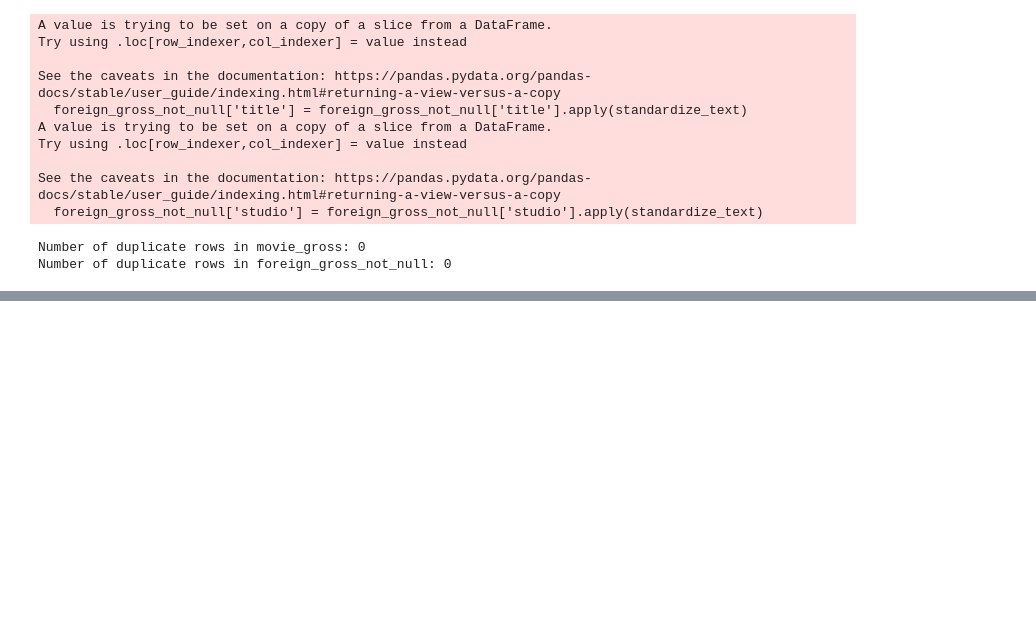
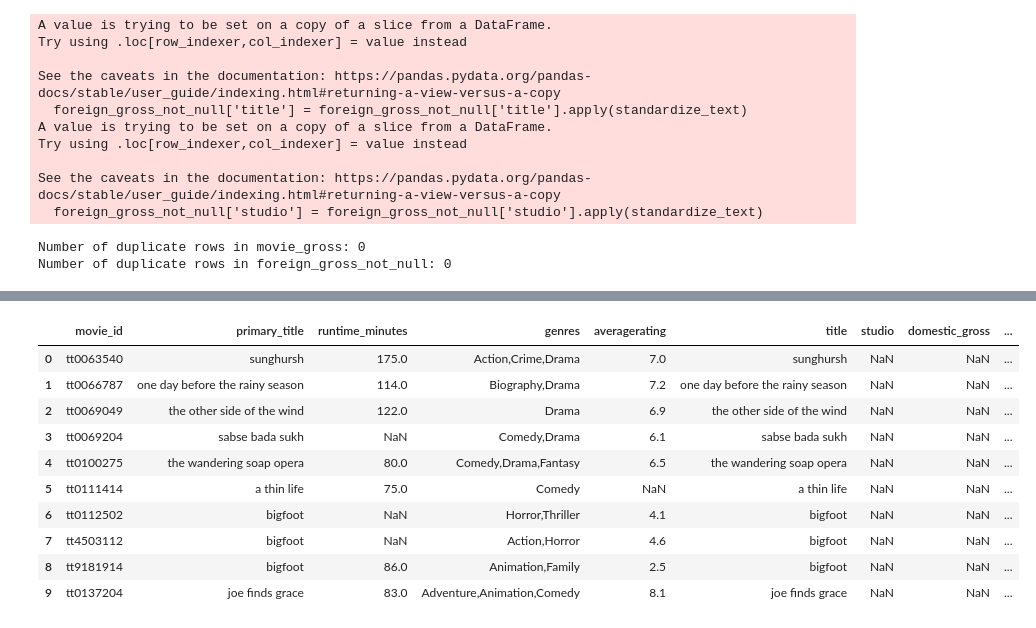
Before and after one commit to agambino720/movie_analytics_project, a Jupyter notebook: movie_analytics_project.ipynb, the cells around one changed output, grey strips where cells are left out. Cells and saved outputs as stored; diff of their text form; code cells hidden in the pictures; blank space fills up the shorter version.

```diff
--- a/movie_analytics_project.ipynb
+++ b/movie_analytics_project.ipynb
@@ -196,0 +628,21 @@ Number of duplicate rows in foreign_gross_not_null: 0
+# %%
+# Standardizing names for directors and writers
+
+# Define a function to standardize text
+def standardize_text(text):
+    return text.strip().lower() if isinstance(text, str) else text
+
+# Define a function to standardize names separated by commas
+def standardize_names(names):
+    if isinstance(names, str):
+        return ', '.join([standardize_text(name) for name in names.split(',')])
+    return names
+
+# Apply the function to standardize names in 'directors'
+full_df['directors'] = full_df['directors'].apply(standardize_names)
+
+# Apply the function to standardize names in 'writers'
+full_df['writers_x'] = full_df['writers_x'].apply(standardize_names)
+
+# Display the first few rows to verify
+full_df[['directors', 'writers_x']].head()
@@ -196,0 +656,22 @@ Number of duplicate rows in foreign_gross_not_null: 0
+# %%
+#Removing copies of names
+def remove_duplicates(names):
+    if isinstance(names, str):
+        unique_names = set()
+        standardized_names = []
+        for name in names.split(','):
+            name = name.strip()
+            if name not in unique_names:
+                standardized_names.append(name)
+                unique_names.add(name)
+        return ', '.join(standardized_names)
+    return names
+
+# Apply the function to remove duplicates in 'directors'
+full_df['directors'] = full_df['directors'].apply(remove_duplicates)
+
+# Apply the function to remove duplicates in 'writers'
+full_df['writers_x'] = full_df['writers_x'].apply(remove_duplicates)
+
+# Display the first few rows to verify
+print(full_df[['directors', 'writers_x']].head())
@@ -196,0 +692,14 @@ Number of duplicate rows in foreign_gross_not_null: 0
+# %%
+full_df.head(10)
+# %% [output]
+|  | movie_id | primary_title | runtime_minutes | genres | averagerating | title | studio | domestic_gross | ... |
+| 0 | tt0063540 | sunghursh | 175.0 | Action,Crime,Drama | 7.0 | sunghursh | NaN | NaN | ... |
+| 1 | tt0066787 | one day before the rainy season | 114.0 | Biography,Drama | 7.2 | one day before the rainy season | NaN | NaN | ... |
+| 2 | tt0069049 | the other side of the wind | 122.0 | Drama | 6.9 | the other side of the wind | NaN | NaN | ... |
+| 3 | tt0069204 | sabse bada sukh | NaN | Comedy,Drama | 6.1 | sabse bada sukh | NaN | NaN | ... |
+| 4 | tt0100275 | the wandering soap opera | 80.0 | Comedy,Drama,Fantasy | 6.5 | the wandering soap opera | NaN | NaN | ... |
+| 5 | tt0111414 | a thin life | 75.0 | Comedy | NaN | a thin life | NaN | NaN | ... |
+| 6 | tt0112502 | bigfoot | NaN | Horror,Thriller | 4.1 | bigfoot | NaN | NaN | ... |
+| 7 | tt4503112 | bigfoot | NaN | Action,Horror | 4.6 | bigfoot | NaN | NaN | ... |
+| 8 | tt9181914 | bigfoot | 86.0 | Animation,Family | 2.5 | bigfoot | NaN | NaN | ... |
+| 9 | tt0137204 | joe finds grace | 83.0 | Adventure,Animation,Comedy | 8.1 | joe finds grace | NaN | NaN | ... |
```
Also changed, not shown: parts of 27 cells of this notebook.
